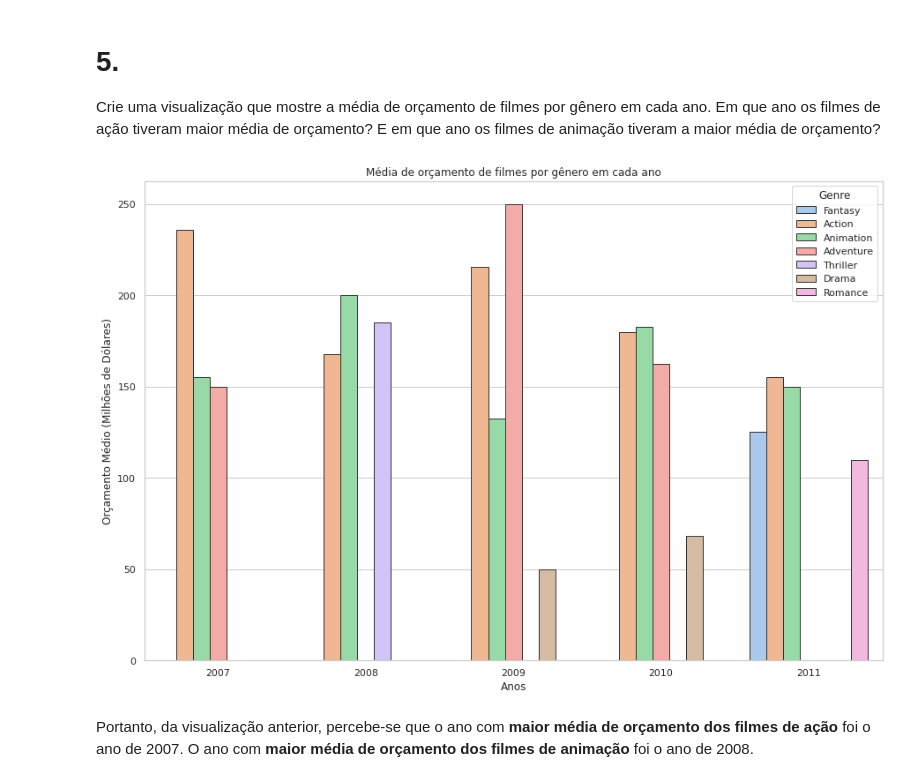
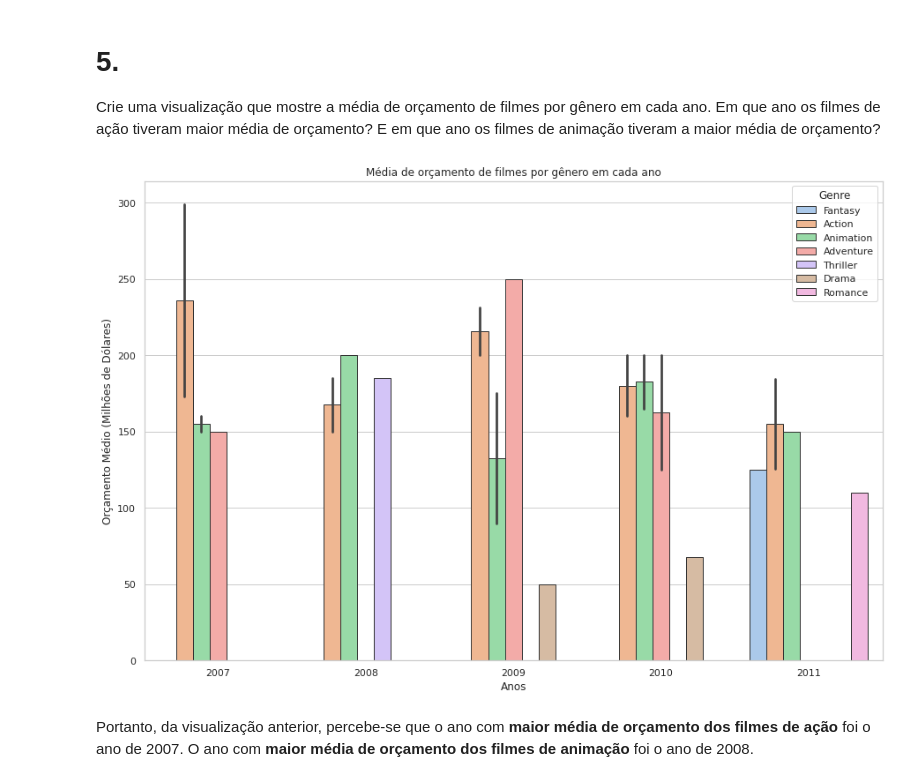
Before and after one commit to williambrunos/Data-Visualization, a Jupyter notebook: Class 2/Class 2.1/Oficina/oficina.ipynb, the cells around one changed output. Drawn from its saved outputs; the diff is of its cells as text; code cells hidden in the pictures.

```diff
--- a/Class 2/Class 2.1/Oficina/oficina.ipynb
+++ b/Class 2/Class 2.1/Oficina/oficina.ipynb
@@ -94,12 +94,12 @@ Portanto, pela visualização acima é fácil perceber que os anos com **menos f
 Crie uma visualização que mostre a média de orçamento de filmes por gênero em cada ano. Em que ano os filmes de ação tiveram maior média de orçamento? E em que ano os filmes de animação tiveram a maior média de orçamento?
 # %%
 plt.figure(figsize=(15, 10))
-sns.barplot(x='Year', y='Budget_M', hue='Genre', palette='pastel', edgecolor='0.2', data=df, ci=None)
+sns.barplot(x='Year', y='Budget_M', hue='Genre', palette='pastel', edgecolor='0.2', data=df, ci='sd')
 plt.title('Média de orçamento de filmes por gênero em cada ano')
 plt.ylabel('Orçamento Médio (Milhões de Dólares)')
 plt.xlabel('Anos')
 plt.show()
 # %% [output]
-[figure, old version]
+[figure, new version]
 # %% [markdown]
 Portanto, da visualização anterior, percebe-se que o ano com **maior média de orçamento dos filmes de ação** foi o ano de 2007. O ano com **maior média de orçamento dos filmes de animação** foi o ano de 2008.
```
